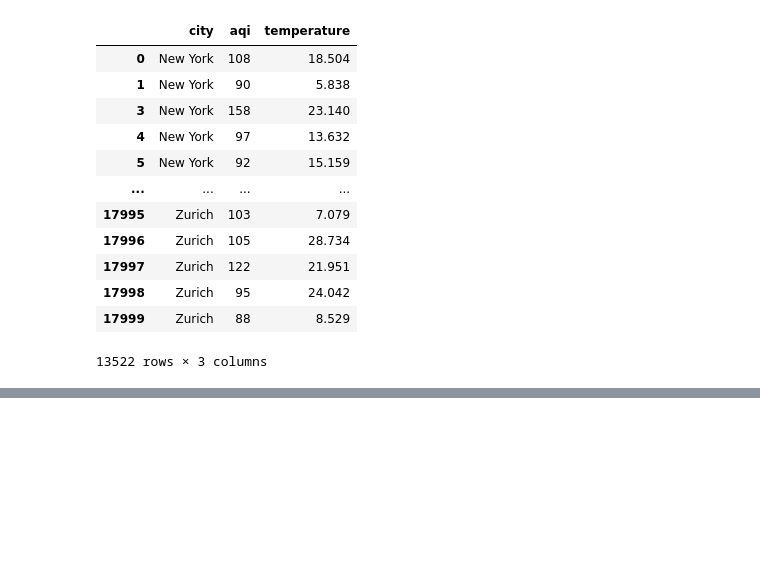
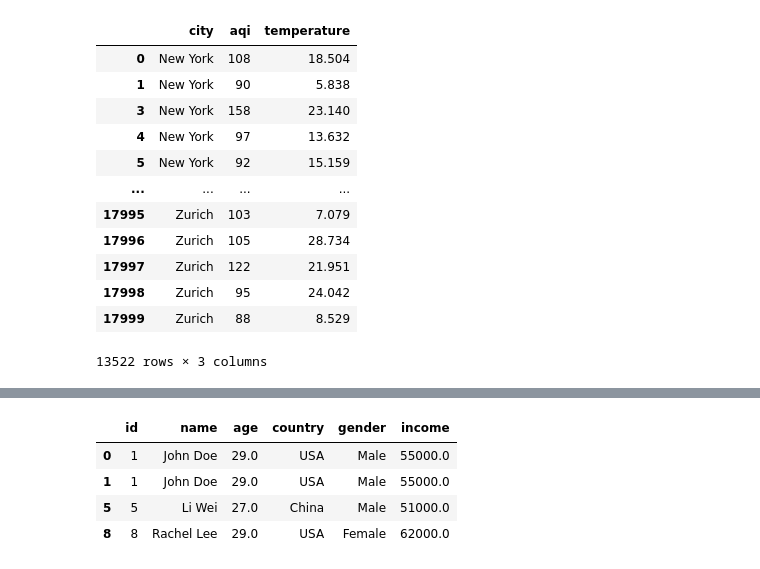
Before and after one commit to SWAPNILVERMA108/AIML, a Jupyter notebook: Pandas_Tutorials.ipynb, the cells around one changed output, grey strips where cells are left out. Drawn from its saved outputs; the diff is of its cells as text; code cells hidden in the pictures; blank space fills up the shorter version.

```diff
--- a/Pandas_Tutorials.ipynb
+++ b/Pandas_Tutorials.ipynb
@@ -502,0 +544,8 @@ df7.query("aqi>50 and temperature<@aqi_temp")[["city","aqi","temperature"]]
+# %%
+df.dropna() # drop the rows with missing values
+# %% [output]
+|  | id | name | age | country | gender | income |
+| 0 | 1 | John Doe | 29.0 | USA | Male | 55000.0 |
+| 1 | 1 | John Doe | 29.0 | USA | Male | 55000.0 |
+| 5 | 5 | Li Wei | 27.0 | China | Male | 51000.0 |
+| 8 | 8 | Rachel Lee | 29.0 | USA | Female | 62000.0 |
```
Also changed, not shown: parts of 4 cells of this notebook.
